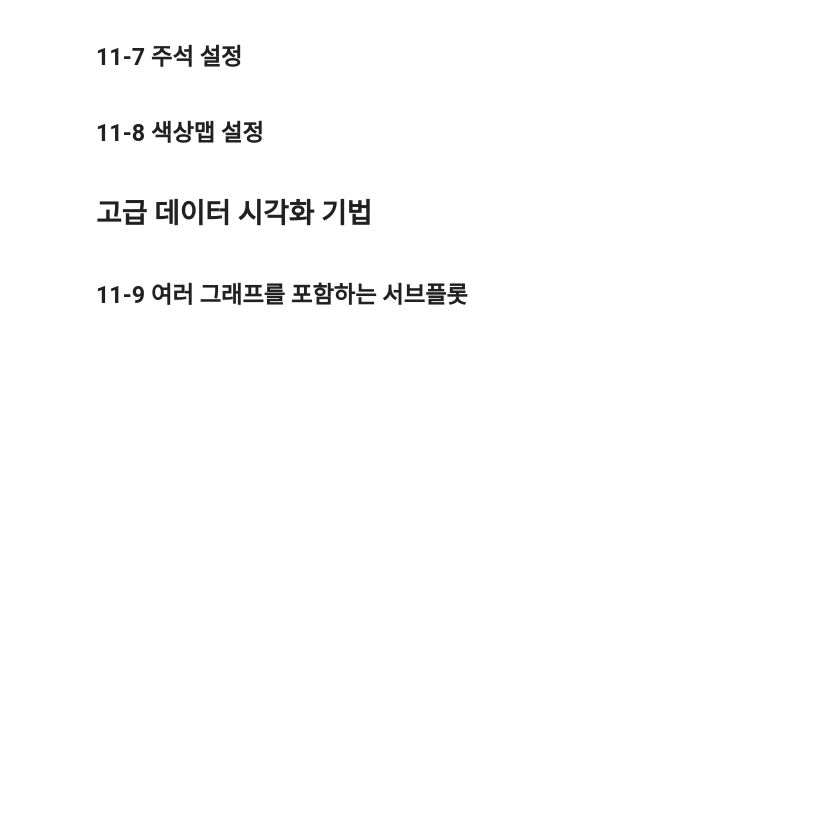
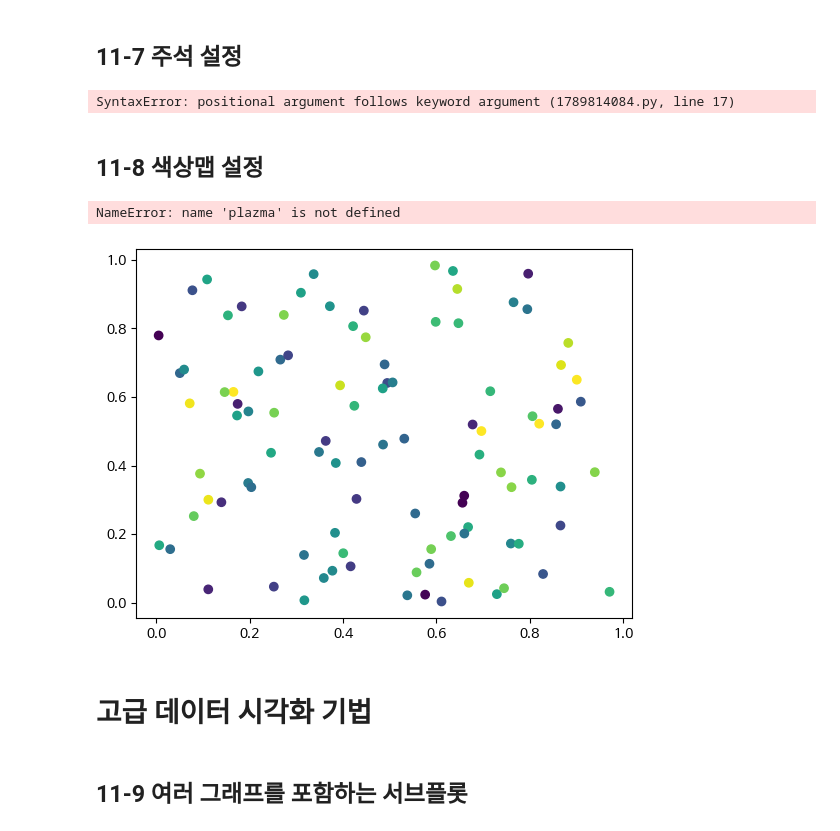
Before and after one commit to LDoHun/Data-Analysis-with-Open-Source, a Jupyter notebook: 오픈소스_데이터_분석_11강.ipynb, the cells around one changed output. Saved outputs shown, nothing was run; the diff lists cells and outputs as text; code cells hidden in the pictures; blank space fills up the shorter version.

```diff
--- a/오픈소스_데이터_분석_11강.ipynb
+++ b/오픈소스_데이터_분석_11강.ipynb
@@ -168,6 +164,7 @@ plt.show()
 # %% [markdown]
 ## 11-7 주석 설정
 # %%
+from bokeh.models.annotations.arrows import ArrowHead
 import matplotlib.pyplot as plt
 
 ## 데이터 정의
@@ -183,7 +180,7 @@ plt.plot(x, y3, marker='^', linestyle='-.', color='green', label='데이터 3')
 
 # 주석 추가
 # (2, 2) 위치에 Min Point 주석 추가
-
+plt.annotate('Min Point', xy=(2,2))
 ## 제목 및 축 레이블 설정
 plt.title("여러 선 그래프 - 마커와 선 스타일 비교")
 plt.xlabel("X축 값")
@@ -193,26 +190,31 @@ plt.ylabel("Y축 값")
 plt.legend()
 
 plt.show()
+# %% [output]
+SyntaxError: positional argument follows keyword argument (1789814084.py, line 17)
 # %% [markdown]
 ## 11-8 색상맵 설정
 # %%
 import matplotlib.pyplot as plt
 import numpy as np
 
 ## 데이터 생성
 x = np.random.rand(100)
 y = np.random.rand(100)
 temperature = np.random.rand(100) * 30
 
 ## 산점도 그리기
 # cmap 설정
 plt.scatter(x, y, c=temperature)
 # 컬러 바 추가
-
+plt.colorbar()
 plt.title("위치별 온도 분포")
 plt.xlabel("x 좌표")
 plt.ylabel("y 좌표")
 plt.show()
+# %% [output]
+NameError: name 'plazma' is not defined
+[figure, added]
 # %% [markdown]
 # 고급 데이터 시각화 기법
 # %% [markdown]
```
Also changed, not shown: parts of 13 cells of this notebook.
